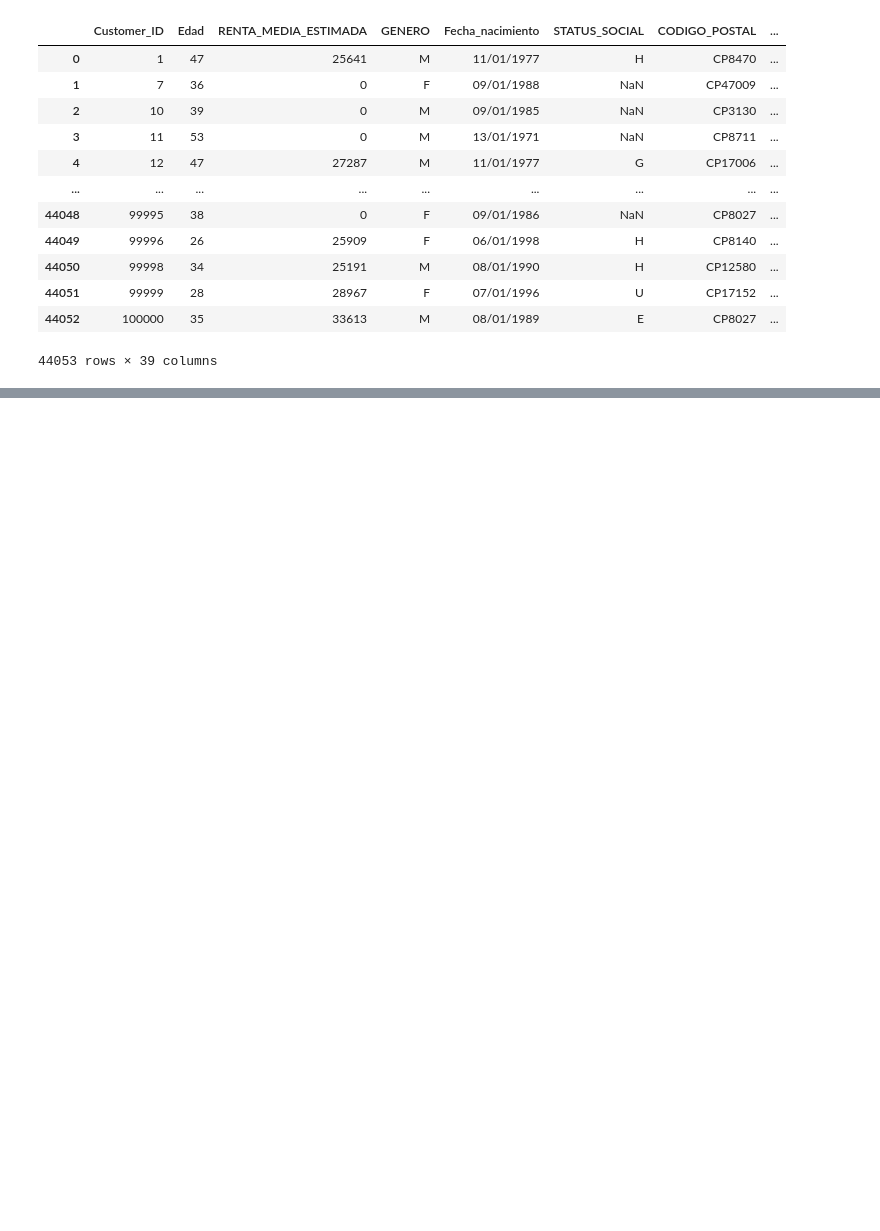
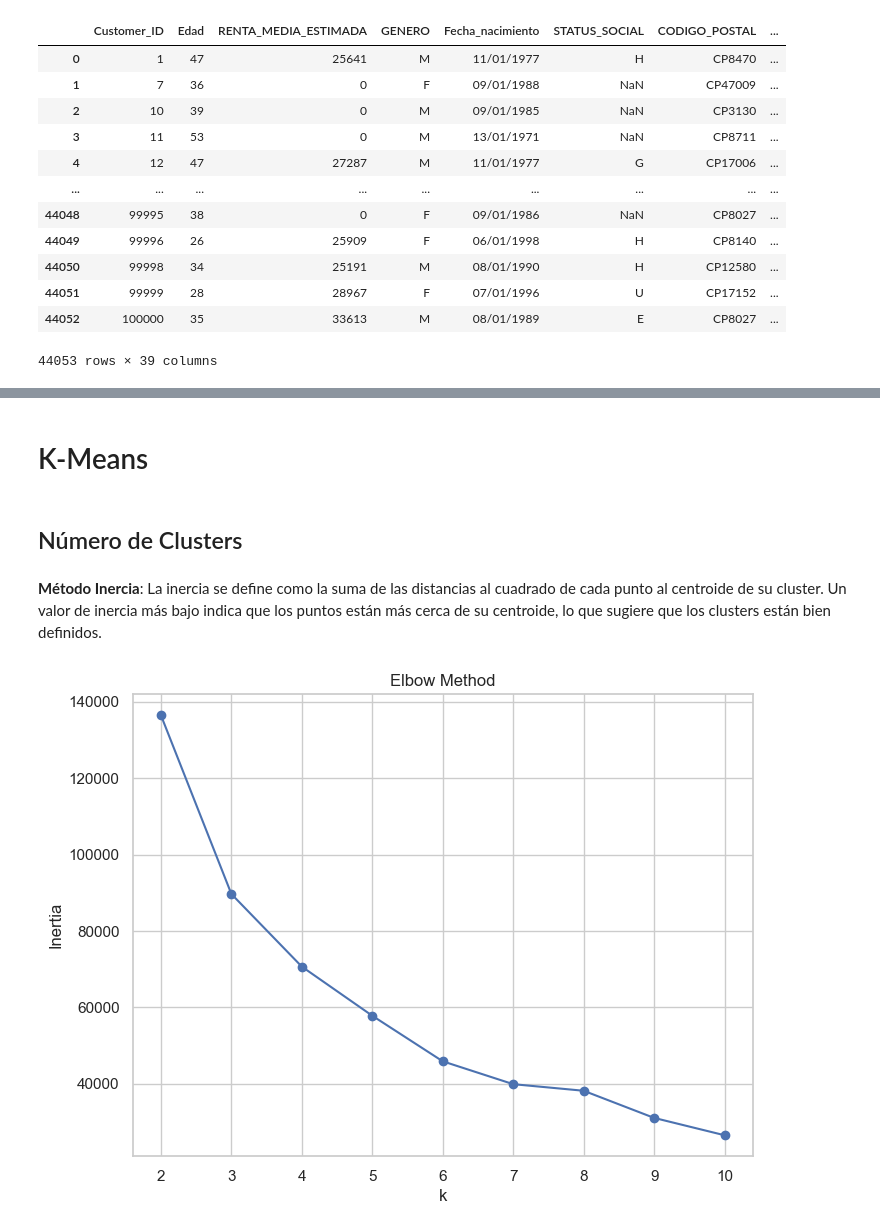
Before and after one commit to martinagg7/gd_clv, a Jupyter notebook: client_anlysis/client_metrics.ipynb, the cells around one changed output, grey strips where cells are left out. Cells and saved outputs as stored; diff of their text form; code cells hidden in the pictures; blank space fills up the shorter version.

Commit message:
streamlit:cluster en streamlit

```diff
--- a/client_anlysis/client_metrics.ipynb
+++ b/client_anlysis/client_metrics.ipynb
@@ -60,0 +124,23 @@ plt.show()
+# %% [markdown]
+# K-Means
+# %% [markdown]
+## Número de Clusters
+# %% [markdown]
+**Método Inercia**:
+La inercia se define como la suma de las distancias al cuadrado de cada punto al centroide de su cluster. Un valor de inercia más bajo indica que los puntos están más cerca de su centroide, lo que sugiere que los clusters están bien definidos.
+# %%
+inertia = []
+for k in range(2, 11):
+    kmeans = KMeans(n_clusters=k)
+    kmeans.fit(X_pca)
+    inertia.append(kmeans.inertia_)
+
+plt.figure(figsize=(8, 6))
+plt.plot(range(2, 11), inertia, marker='o')  # Línea con marcador en cada punto
+plt.xlabel('k')
+plt.ylabel('Inertia')
+plt.title('Elbow Method')
+plt.grid(True)
+plt.show()
+# %% [output]
+[figure, added]
```
Also changed, not shown: parts of 36 cells of this notebook, 5 other files.
